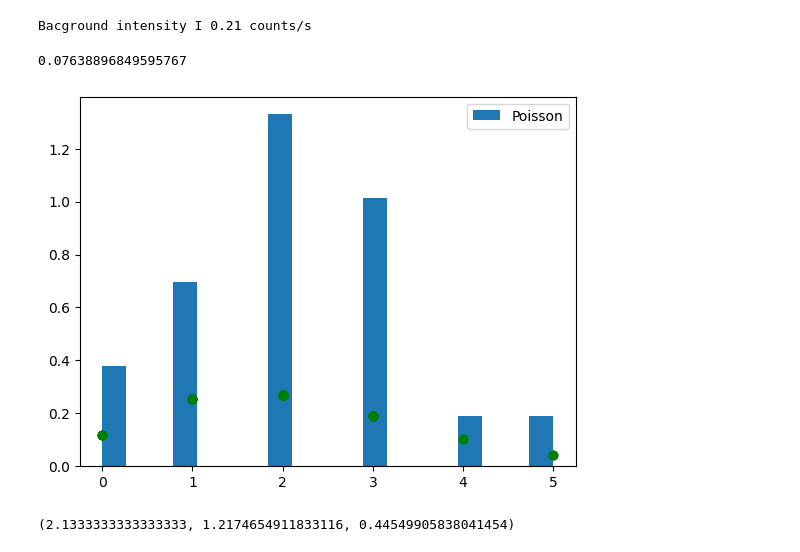
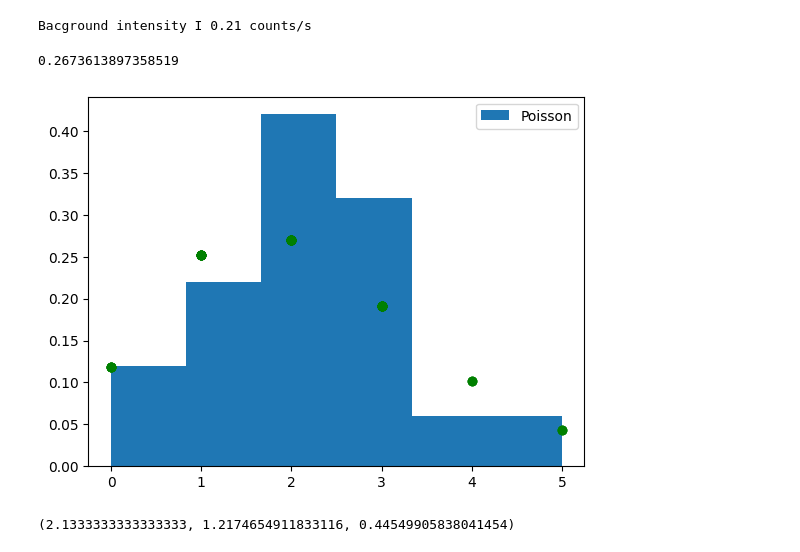
Before and after one commit to evgeny-kolonsky/Lab4_Nuclear, a Jupyter notebook: Lab4_Poisson_test.ipynb, the cells around one changed output. Cells and saved outputs as stored; diff of their text form; code cells hidden in the pictures.

```diff
--- a/Lab4_Poisson_test.ipynb
+++ b/Lab4_Poisson_test.ipynb
@@ -22,7 +22,7 @@ print(f'Bacground intensity I {I_background:.2f} counts/s')
 # %% [output]
 Bacground intensity I 0.21 counts/s
 # %%
-BINS = 100
+BINS = 30
 DOF = BINS - 2
 def expected(x, m):
   return poisson(n).pmf(x) * m
@@ -43,15 +43,15 @@ chisquare0 = np.sum((Ok - Ek)**2 / Ek) / DOF
 #chi2.pdf(chisquare0 * DOF, DOF)
 chisquare0
 # %% [output]
-0.07638896849595767
+0.2673613897358519
 # %%
-count, bins, ignored = plt.hist(s, 19,  density=True, label='Poisson')
+count, bins, ignored = plt.hist(s, 6,  density=True, label='Poisson')
 #plt.xticks(range(0, int(s.max())+1))
 plt.legend()
 plt.scatter(s, poisson.pmf(s, n), color='green')
 plt.show()
 # %% [output]
-[figure, old version]
+[figure, new version]
 # %%
 k3 = (s - s.mean())**3
 K3 = k3.sum()/(m-1)
```
Also changed, not shown: parts of 5 cells of this notebook.
